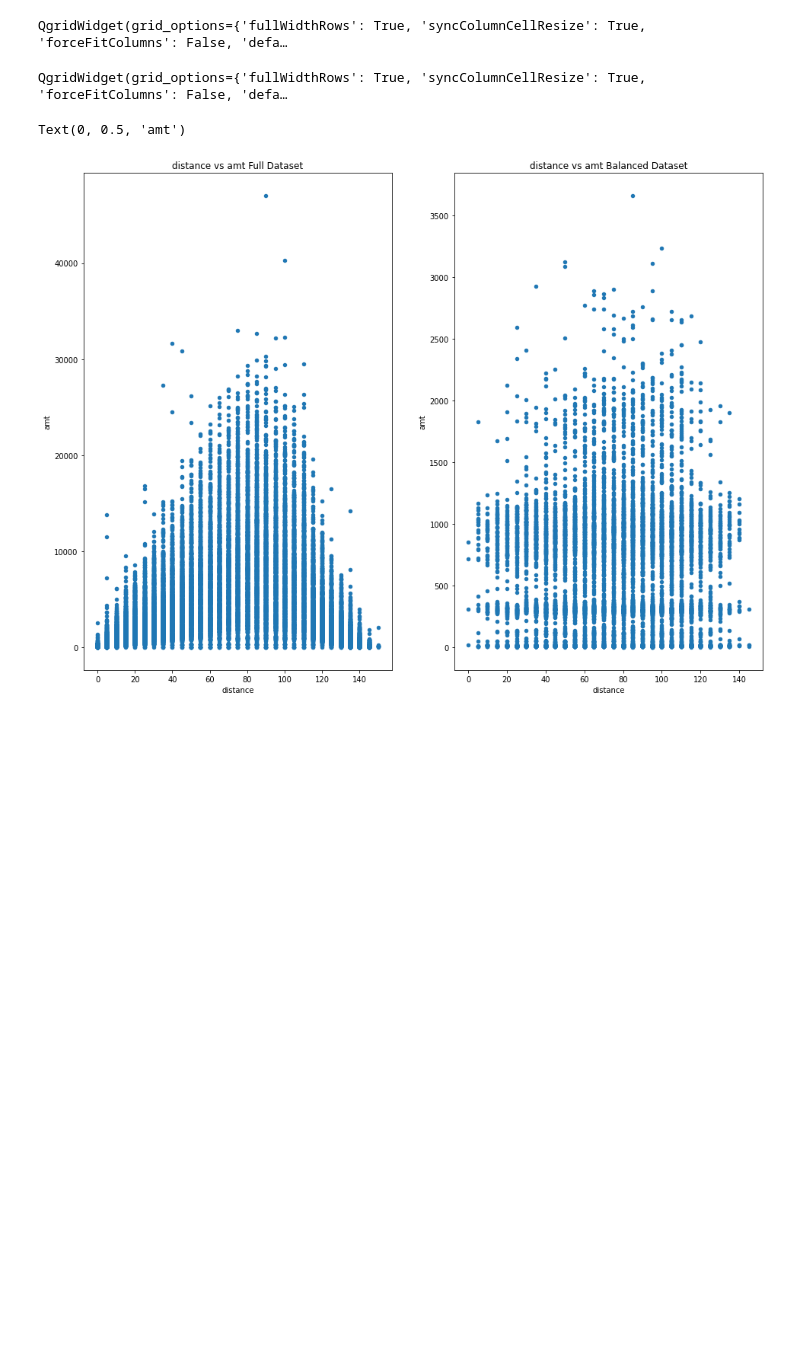
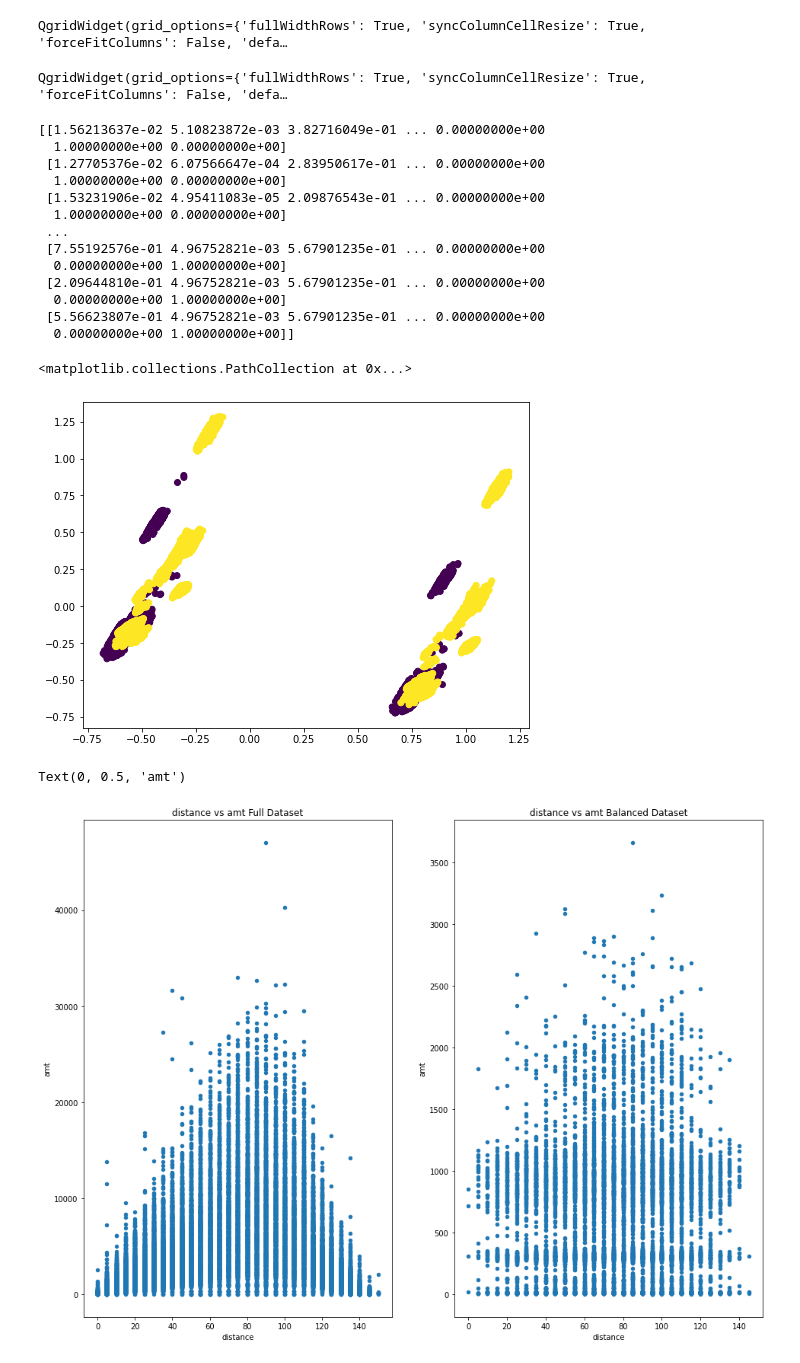
Before and after one commit to cwperks/eai6000_group5, a Jupyter notebook: week2/cperkins_week2_eda.ipynb, the cells around one changed output. Drawn from its saved outputs; the diff is of its cells as text; code cells hidden in the pictures; blank space fills up the shorter version.

```diff
--- a/week2/cperkins_week2_eda.ipynb
+++ b/week2/cperkins_week2_eda.ipynb
@@ -218,6 +218,49 @@ import qgrid
 qgrid.show_grid(y_res.head(100), grid_options={'forceFitColumns': False, 'defaultColumnWidth': 100})
 # %% [output]
 QgridWidget(grid_options={'fullWidthRows': True, 'syncColumnCellResize': True, 'forceFitColumns': False, 'defa…
+# %%
+from sklearn.decomposition import PCA
+from sklearn.preprocessing import StandardScaler, MinMaxScaler
+
+pca = PCA(n_components=2)
+
+pca_test = X_res.drop(['cc_num', 'distance_round'], axis=1, errors='ignore')
+
+date_cols = ['hour', 'day', 'month', 'year']
+other_cols = [col for col in pca_test.columns if col not in date_cols]
+
+pca_test = pca_test[other_cols]
+
+# print(pca_test)
+
+scaler = MinMaxScaler()
+scaler.fit(pca_test)
+
+scaled_data = scaler.transform(pca_test)
+
+# print(scaled_data)
+
+pca.fit(scaled_data)
+pca_transform = pca.transform(scaled_data)
+
+plt.figure(figsize=(8, 6))
+plt.scatter(pca_transform[:,0], pca_transform[:,1], c=y_res)
+# %% [output]
+[[1.56213637e-02 5.10823872e-03 3.82716049e-01 ... 0.00000000e+00
+  1.00000000e+00 0.00000000e+00]
+ [1.27705376e-02 6.07566647e-04 2.83950617e-01 ... 0.00000000e+00
+  1.00000000e+00 0.00000000e+00]
+ [1.53231906e-02 4.95411083e-05 2.09876543e-01 ... 0.00000000e+00
+  1.00000000e+00 0.00000000e+00]
+ ...
+ [7.55192576e-01 4.96752821e-03 5.67901235e-01 ... 0.00000000e+00
+  0.00000000e+00 1.00000000e+00]
+ [2.09644810e-01 4.96752821e-03 5.67901235e-01 ... 0.00000000e+00
+  0.00000000e+00 1.00000000e+00]
+ [5.56623807e-01 4.96752821e-03 5.67901235e-01 ... 0.00000000e+00
+  0.00000000e+00 1.00000000e+00]]
+<matplotlib.collections.PathCollection at 0x...>
+[figure, added]
 # %%
 txn_amounts_by_consumer_by_distance = fraud_df.groupby(['cc_num', 'distance_round'])['amt'].agg('sum').sort_index().reset_index()
 txn_amounts_by_consumer_by_distance.columns = ['cc_num', 'distance_round','amt']
```
